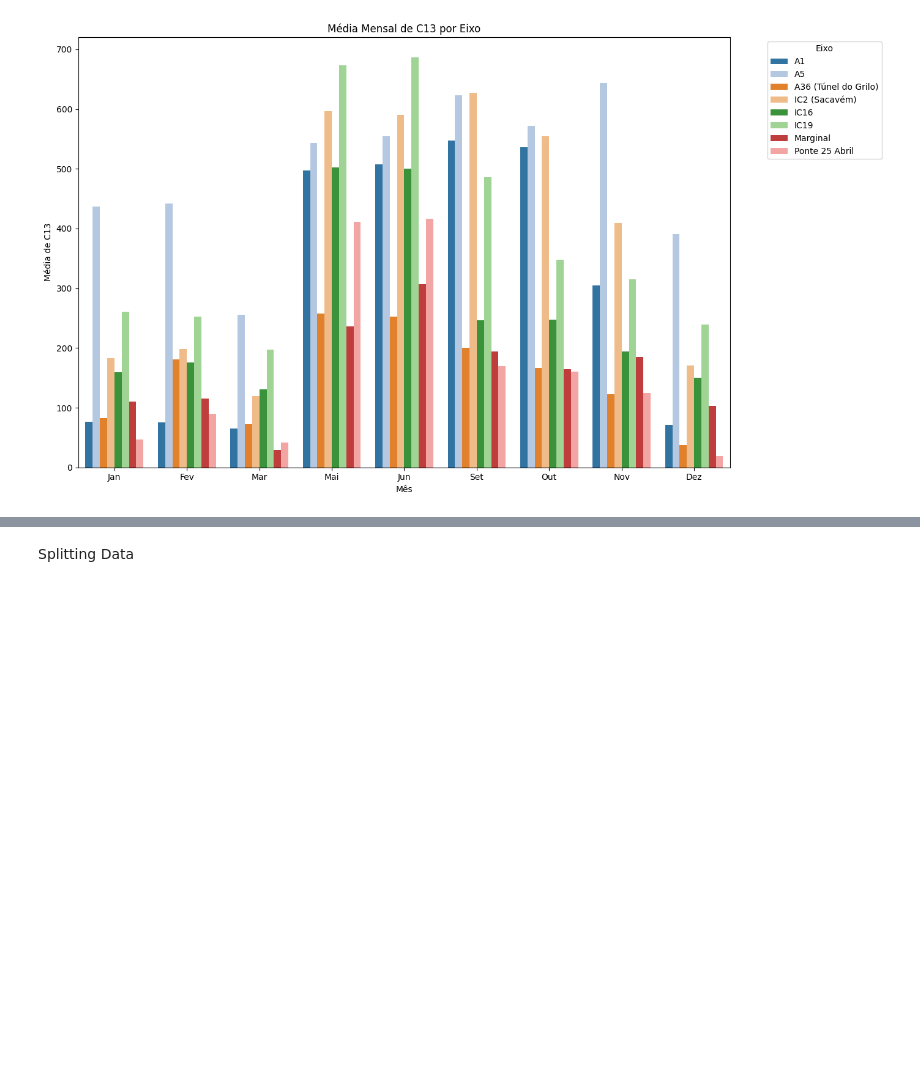
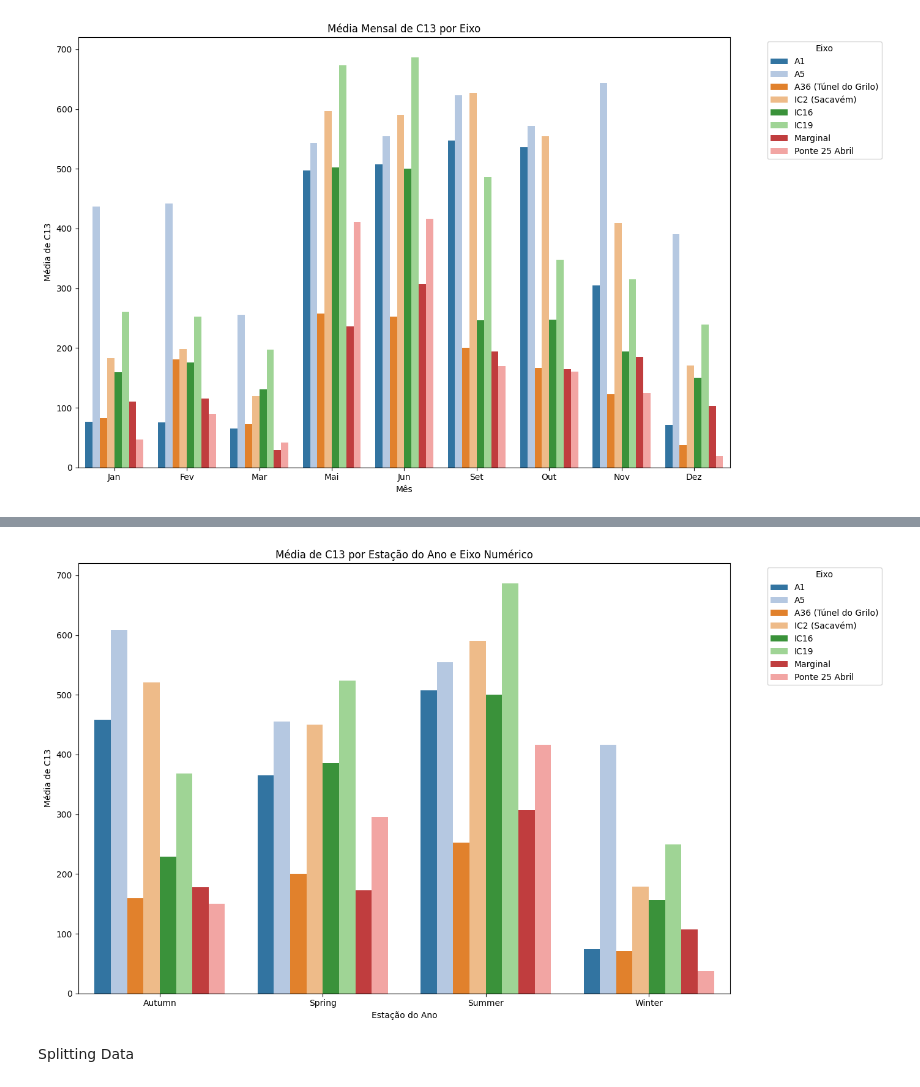
Before and after one commit to a-proenca/LAD, a Jupyter notebook: LAD_22_23.ipynb, the cells around one changed output, grey strips where cells are left out. Cells and saved outputs as stored; diff of their text form; code cells hidden in the pictures; blank space fills up the shorter version.

```diff
--- a/LAD_22_23.ipynb
+++ b/LAD_22_23.ipynb
@@ -631,2 +765,24 @@ plt.show()
+# %%
+media_por_season_eixo = df_eixos.groupby(['Season', 'Eixo_numerico'])['C13'].mean()
+
+# Preparando o DataFrame para o gráfico
+df_media_por_season_eixo = media_por_season_eixo.reset_index()
+df_media_por_season_eixo['Eixo'] = df_media_por_season_eixo['Eixo_numerico'].map(eixo_map)
+
+# Configurando o gráfico
+plt.figure(figsize=(14, 8))
+sns.barplot(x='Season', y='C13', hue='Eixo', data=df_media_por_season_eixo, palette='tab20')
+
+# Configurando os rótulos e título
+plt.xlabel('Estação do Ano')
+plt.ylabel('Média de C13')
+plt.title('Média de C13 por Estação do Ano e Eixo Numérico')
+plt.legend(title='Eixo', bbox_to_anchor=(1.05, 1), loc='upper left')
+
+# Mostrar o gráfico
+plt.tight_layout()
+plt.show()
+# %% [output]
+[figure, added]
 # %% [markdown]
 Splitting Data
```
Also changed, not shown: parts of 13 cells of this notebook.
